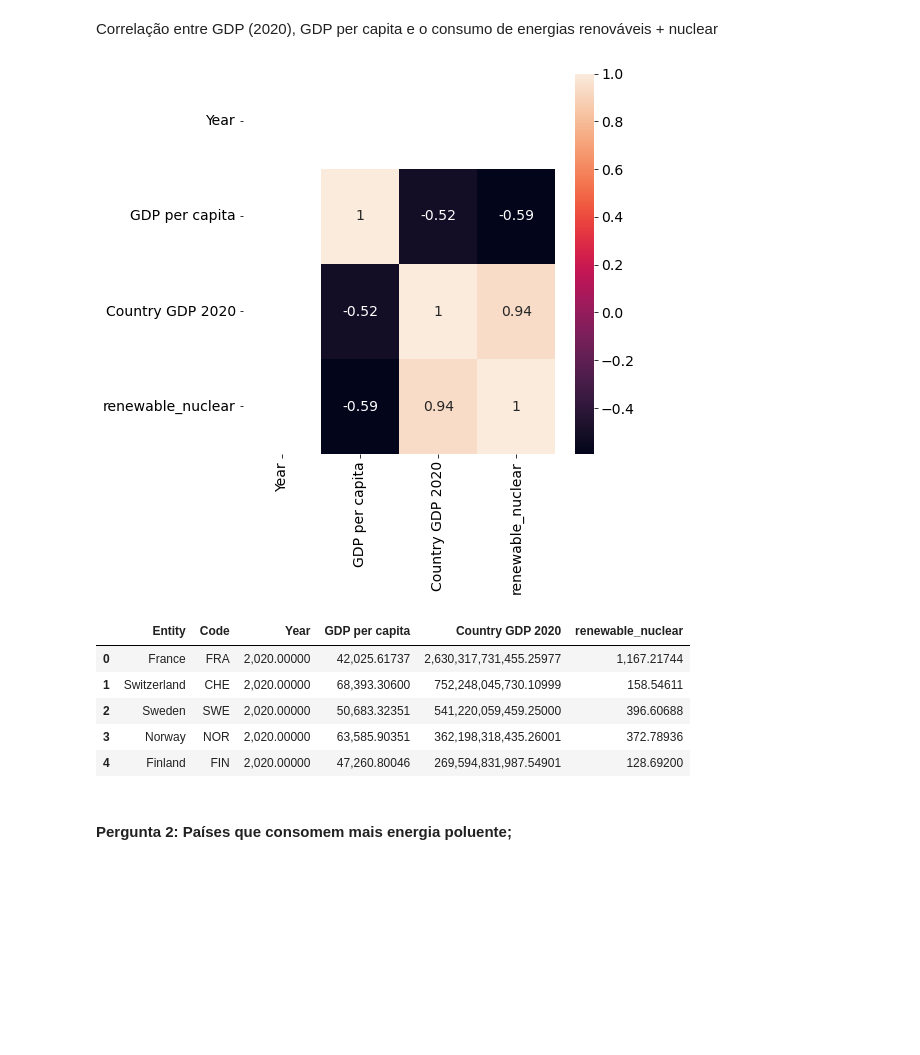
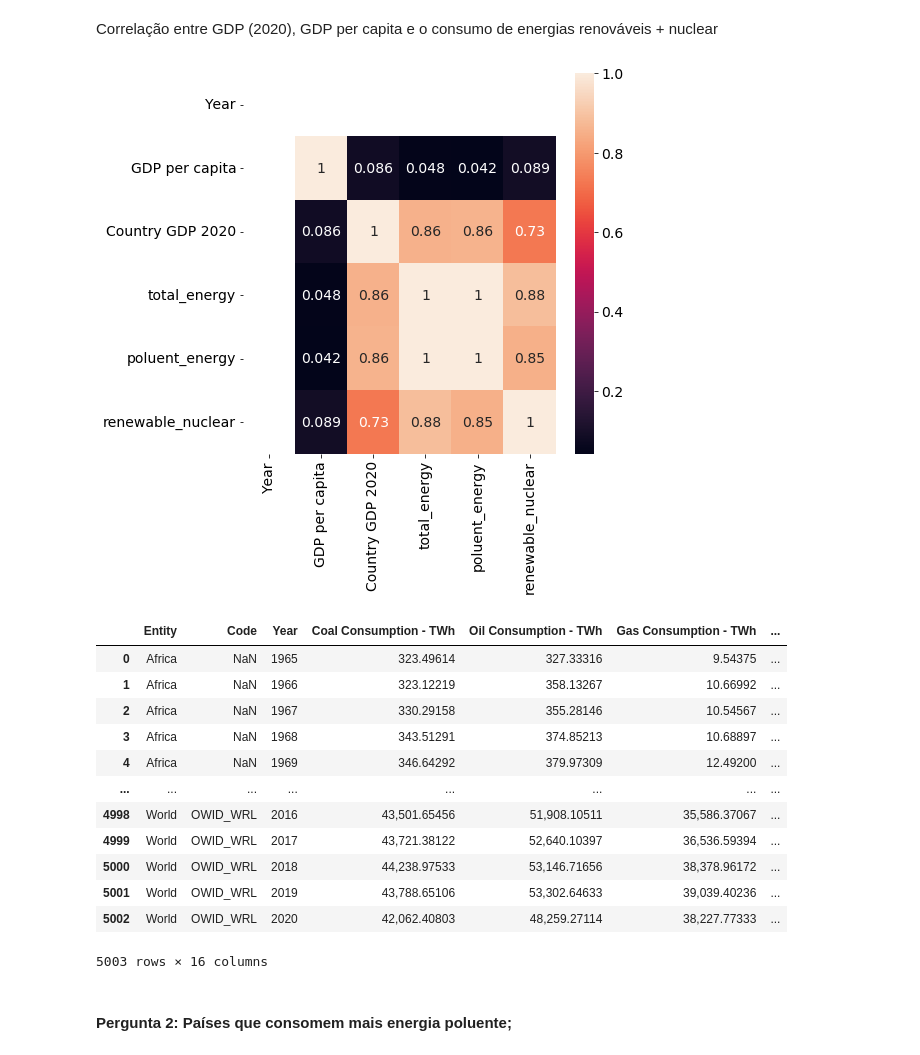
Before and after one commit to ZeMiguelGomes/SGD-data-analysis, a Jupyter notebook: Projeto 2 SGD .ipynb, the cells around one changed output. Drawn from its saved outputs; the diff is of its cells as text; code cells hidden in the pictures; blank space fills up the shorter version.

```diff
--- a/Projeto 2 SGD .ipynb
+++ b/Projeto 2 SGD .ipynb
@@ -52,6 +52,13 @@ pd.options.display.float_format = '{:,.5f}'.format
 # Reading and showing head data
 
 energySourceCountry = pd.read_csv("primary-energy-source-bar.csv")
+energySourceCountry['renewable_energy'] = energySourceCountry['Hydro Consumption - TWh'] + energySourceCountry['Wind Consumption - TWh'] + energySourceCountry['Solar Consumption - TWh'] + energySourceCountry['Geo Biomass Other - TWh']
+energySourceCountry['renewable_nuclear'] = energySourceCountry['Nuclear Consumption - TWh'] + energySourceCountry['renewable_energy']
+energySourceCountry['total_energy'] = energySourceCountry['Coal Consumption - TWh'] + energySourceCountry['Oil Consumption - TWh'] + energySourceCountry['Gas Consumption - TWh'] + energySourceCountry['renewable_nuclear']
+energySourceCountry['poluent_energy'] = energySourceCountry['total_energy'] - energySourceCountry['renewable_nuclear']
+energySourceCountry['renewable_nuclear_percentage'] = energySourceCountry['renewable_nuclear'] / energySourceCountry['total_energy']
+
+
 co2PerCapita = pd.read_csv("co2-per-capita-vs-renewable-electricity.csv")
 productionAndSupplyEnergy = pd.read_csv("Production_Trade_and_Supply_of_Energy.csv", encoding='latin-1')
 electricityPrice2021 = pd.read_excel("global-electricity-per-kwh-pricing-2021.xlsx")
@@ -267,28 +268,37 @@ plt.show()
 # %% [markdown]
 Correlação entre GDP (2020), GDP per capita e o consumo de energias renováveis + nuclear
 # %%
-countryGDP_renewableEnergy= GDP_perCapita_GDPcountries.merge(countryEnergy[['Code','renewable_nuclear']])
+countryEnergy = energySourceCountry.copy(deep=True)
+energySourceCountry
+countryGDP_renewableEnergy= GDP_perCapita_GDPcountries.merge(countryEnergy[['Code','total_energy', 'poluent_energy', 'renewable_nuclear']])
 correlation = countryGDP_renewableEnergy.corr()
 
 fig = plt.figure(figsize=(7, 7))
 plt.rcParams['font.size'] = '14'
 sns.heatmap(correlation, annot=True)
 plt.show()
 
 """correlationDataset = pd.merge(newDataset, countryEnergy,
                    on=['Code', 'Year', 'Entity'],
                    how='outer')
 correlationDataset
 """
-countryGDP_renewableEnergy
+energySourceCountry
 # %% [output]
-[figure, old version]
+[figure, new version]
-|  | Entity | Code | Year | GDP per capita | Country GDP 2020 | renewable_nuclear |
-| 0 | France | FRA | 2,020.00000 | 42,025.61737 | 2,630,317,731,455.25977 | 1,167.21744 |
-| 1 | Switzerland | CHE | 2,020.00000 | 68,393.30600 | 752,248,045,730.10999 | 158.54611 |
-| 2 | Sweden | SWE | 2,020.00000 | 50,683.32351 | 541,220,059,459.25000 | 396.60688 |
-| 3 | Norway | NOR | 2,020.00000 | 63,585.90351 | 362,198,318,435.26001 | 372.78936 |
-| 4 | Finland | FIN | 2,020.00000 | 47,260.80046 | 269,594,831,987.54901 | 128.69200 |
+|  | Entity | Code | Year | Coal Consumption - TWh | Oil Consumption - TWh | Gas Consumption - TWh | ... |
+| 0 | Africa | NaN | 1965 | 323.49614 | 327.33316 | 9.54375 | ... |
+| 1 | Africa | NaN | 1966 | 323.12219 | 358.13267 | 10.66992 | ... |
+| 2 | Africa | NaN | 1967 | 330.29158 | 355.28146 | 10.54567 | ... |
+| 3 | Africa | NaN | 1968 | 343.51291 | 374.85213 | 10.68897 | ... |
+| 4 | Africa | NaN | 1969 | 346.64292 | 379.97309 | 12.49200 | ... |
+| ... | ... | ... | ... | ... | ... | ... | ... |
+| 4998 | World | OWID_WRL | 2016 | 43,501.65456 | 51,908.10511 | 35,586.37067 | ... |
+| 4999 | World | OWID_WRL | 2017 | 43,721.38122 | 52,640.10397 | 36,536.59394 | ... |
+| 5000 | World | OWID_WRL | 2018 | 44,238.97533 | 53,146.71656 | 38,378.96172 | ... |
+| 5001 | World | OWID_WRL | 2019 | 43,788.65106 | 53,302.64633 | 39,039.40236 | ... |
+| 5002 | World | OWID_WRL | 2020 | 42,062.40803 | 48,259.27114 | 38,227.77333 | ... |
+5003 rows × 16 columns
 # %% [markdown]
 #### Pergunta 2: Países que consomem mais energia poluente;
 # %%
```
Also changed, not shown: parts of 24 cells of this notebook.
